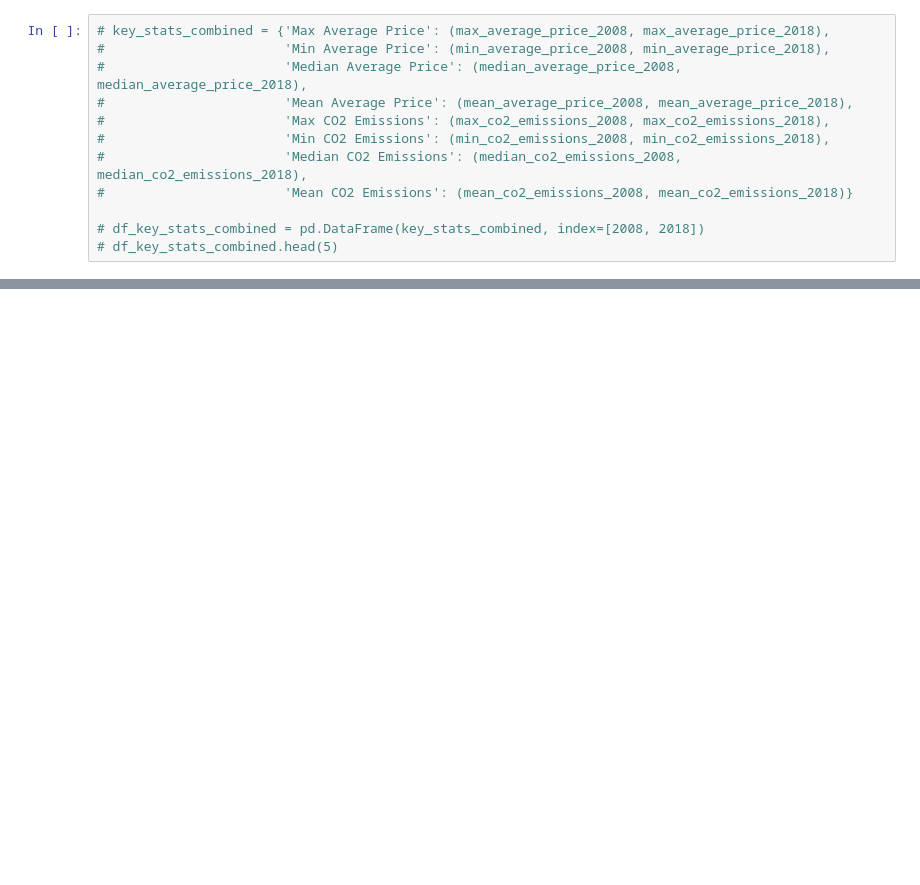
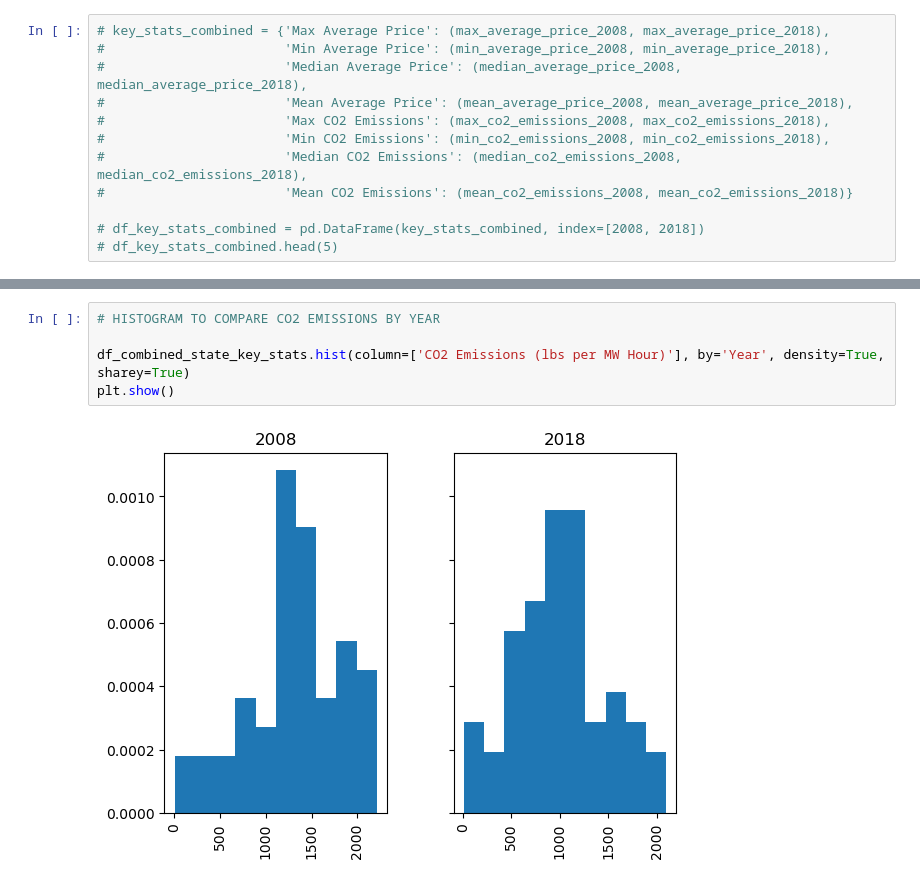
Before and after one commit to andrew8185/project-01, a Jupyter notebook: project_1.ipynb, the cells around one changed output, grey strips where cells are left out. Drawn from its saved outputs; the diff is of its cells as text; blank space fills up the shorter version.

```diff
--- a/project_1.ipynb
+++ b/project_1.ipynb
@@ -508,0 +319,7 @@ display(df_grouped_state)
+# %%
+# HISTOGRAM TO COMPARE CO2 EMISSIONS BY YEAR
+
+df_combined_state_key_stats.hist(column=['CO2 Emissions (lbs per MW Hour)'], by='Year', density=True, sharey=True)
+plt.show()
+# %% [output]
+[figure, added]
```
Also changed, not shown: parts of 54 cells of this notebook.
